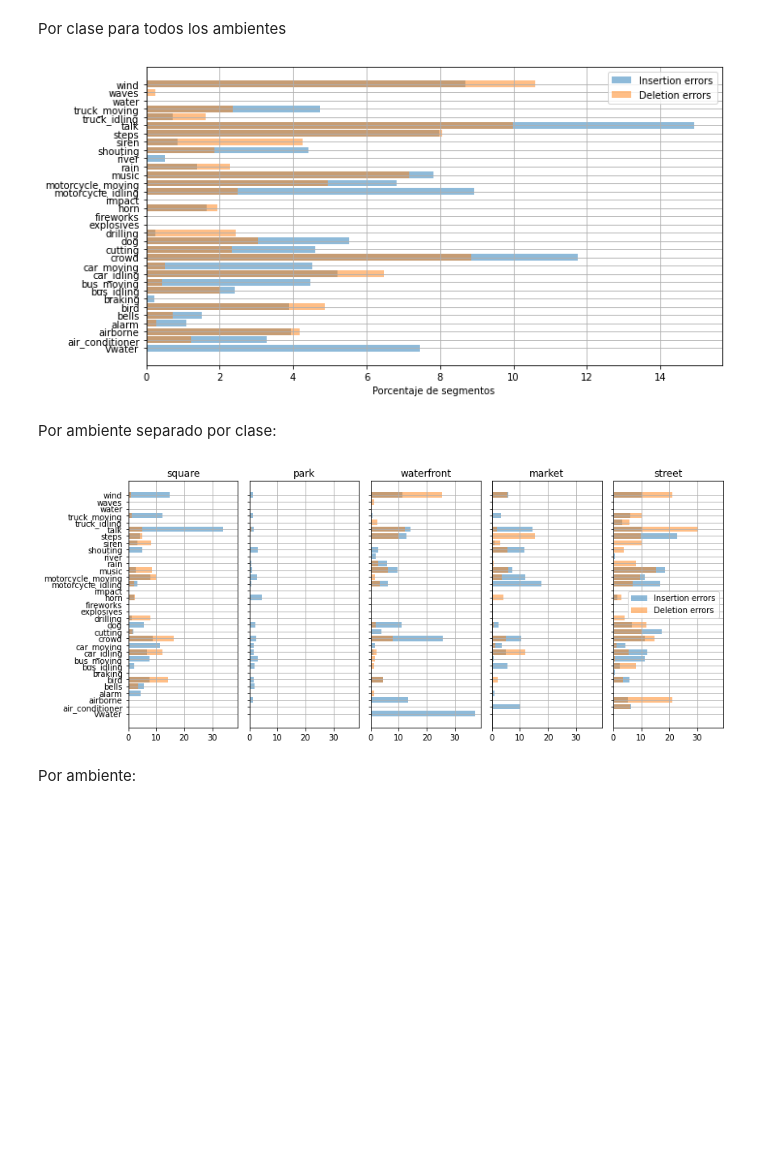
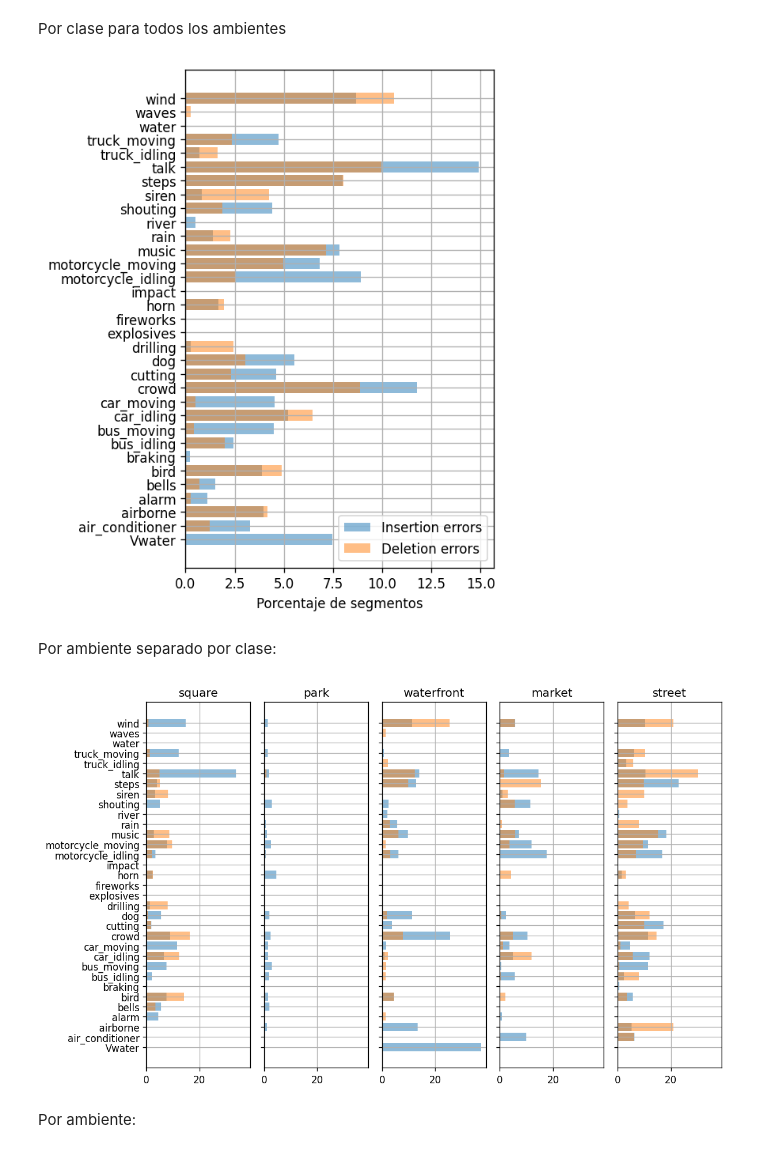
Before and after one commit to FUSA-ROADS/fusa-net-experiments, a Jupyter notebook: notebooks/metrics.ipynb, the cells around one changed output. Cells and saved outputs as stored; diff of their text form; code cells hidden in the pictures; blank space fills up the shorter version.

```diff
--- a/notebooks/metrics.ipynb
+++ b/notebooks/metrics.ipynb
@@ -48,36 +51,35 @@ th = 0.3
 places, labels, preds = [], [], []
 for sample in tqdm(fusa_dataset):
     places.append([key for key, scene in scenarios.items() if scene in sample['filename']][0])
-    preds.append( model.forward(sample)[0].T.detach().numpy() > th)
+    preds.append(model.forward(sample)[0].T.detach().numpy() > th)
     labels.append(sample['label'].T.numpy())
 places = np.array(places)
+preds = np.stack(preds)
+labels = np.stack(labels)
 # %% [markdown]
 Por clase para todos los ambientes
 # %%
-insertions = np.mean(np.stack([np.mean((pred == 1) & (label == 0), axis=1) for pred, label in zip(preds, labels)]), axis=0)
-deletions = np.mean(np.stack([np.mean((pred == 0) & (label == 1), axis=1) for pred, label in zip(preds, labels)]), axis=0)
+insertions = np.mean((preds==1) & (labels==0), axis=(0, 2))
+deletions = np.mean((preds==0) & (labels==1), axis=(0, 2))
 
-fig, ax = plt.subplots(figsize=(10, 5), facecolor='w',
+fig, ax = plt.subplots(figsize=(5, 6), facecolor='w', dpi=120,
                        tight_layout=True, sharey=True, sharex=True)
 ax.barh(y=list(categories.values()), width=100*insertions,
         label='Insertion errors', alpha=0.5)
 ax.barh(y=list(categories.values()), width=100*deletions,
         label='Deletion errors', alpha=0.5)
 ax.legend()
 ax.grid()
 ax.set_xlabel('Porcentaje de segmentos');
 # %% [output]
-[figure, old version]
+[figure, new version]
 # %% [markdown]
 Por ambiente separado por clase:
 # %%
-deletions = np.stack([np.mean((pred == 0) & (label == 1), axis=1) for pred, label in zip(preds, labels)])
-deletions = np.array([deletions[places == place].mean(axis=0) for place in scenarios.keys()])
+insertions = np.mean(np.stack([(preds[places==place] == 1) & (labels[places==place] == 0) for place in scenarios.keys()]), axis=(1, 3))
+deletions = np.mean(np.stack([(preds[places==place] == 0) & (labels[places==place] == 1) for place in scenarios.keys()]), axis=(1, 3))
 
-insertions = np.stack([np.mean((pred == 1) & (label == 0), axis=1) for pred, label in zip(preds, labels)])
-insertions = np.array([insertions[places == place].mean(axis=0) for place in scenarios.keys()])
-
-fig, ax = plt.subplots(1, 5, figsize=(12, 5), facecolor='w',
+fig, ax = plt.subplots(1, 5, figsize=(10,  6), facecolor='w', dpi=120,
                        tight_layout=True, sharey=True, sharex=True)
 for ax_, ins, dels, scene in zip(ax, insertions, deletions, scenarios.values()):
     ax_.barh(y=list(categories.values()), width=100*ins,
@@ -86,9 +88,9 @@ for ax_, ins, dels, scene in zip(ax, insertions, deletions, scenarios.values()):
             label='Deletion errors', alpha=0.5)
     ax_.set_title(scene)
     ax_.grid()
-ax_.legend();
+#ax_.legend();
 # %% [output]
-[figure, old version]
+[figure, new version]
 # %% [markdown]
 Por ambiente:
 # %%
```
Also changed, not shown: parts of 6 cells of this notebook.
